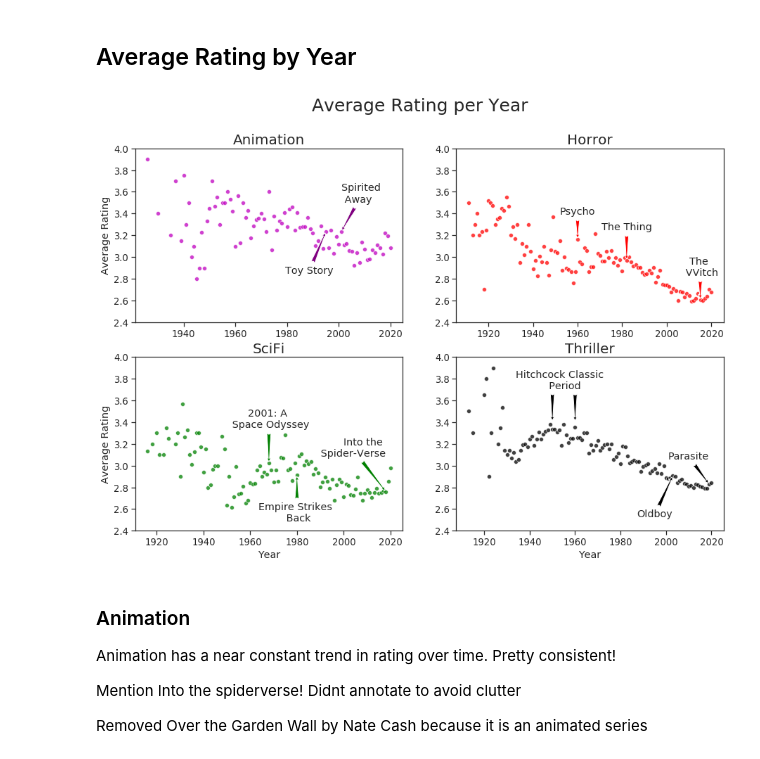
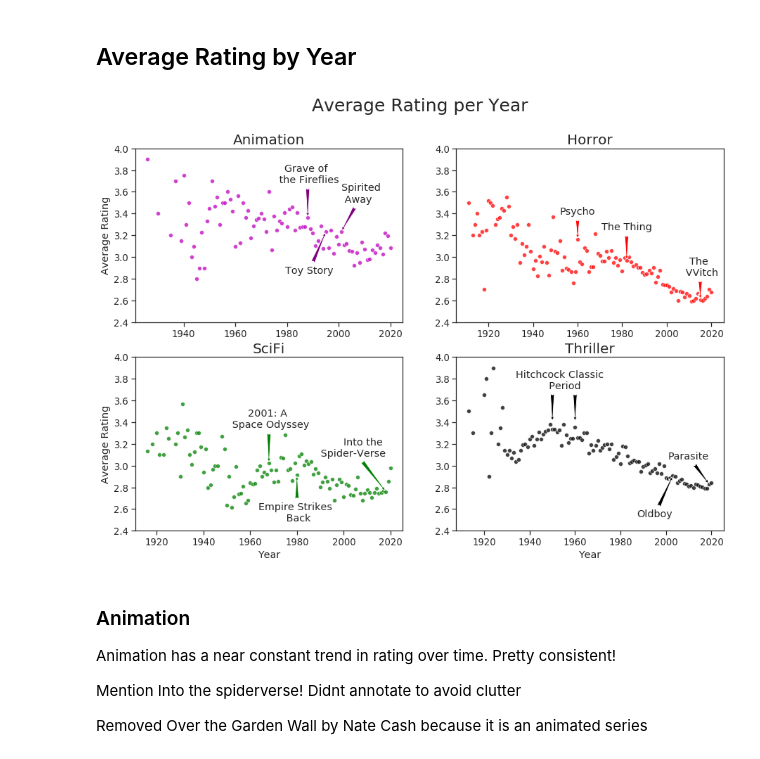
Before and after one commit to andresdha/Letterboxd_Data, a Jupyter notebook: Letterboxd Data Analysis.ipynb, the cells around one changed output. Drawn from its saved outputs; the diff is of its cells as text; code cells hidden in the pictures.

Commit message:
V 0.3 Added Outliers, And a Correlation Plot

```diff
--- a/Letterboxd Data Analysis.ipynb
+++ b/Letterboxd Data Analysis.ipynb
@@ -382,26 +530,12 @@ axes[0,0].annotate('Toy Story',
                    horizontalalignment='right',
                    verticalalignment='bottom')
 
-# axes[0,0].annotate('Chuck Jones at \n Warner Bros ',
-#                    xy=(1951, animation_by_year.loc[1951]['avg_rating'] ),
-#                    xytext=(1951, animation_by_year.loc[1951]['avg_rating'] + 0.4),
-#                    arrowprops=dict(arrowstyle='-', facecolor='purple'),
-#                    horizontalalignment='center',
-#                    verticalalignment='top')
-
-# axes[0,0].annotate('',
-#                    xy=(1938, animation_by_year.loc[1938]['avg_rating'] + 0.07),
-#                    xytext=(1938, animation_by_year.loc[1938]['avg_rating'] + 0.34),
-#                    arrowprops=dict(arrowstyle='fancy', facecolor='purple'),
-#                    horizontalalignment='left',
-#                    verticalalignment='top')
-
-# axes[0,0].annotate('',
-#                    xy=(1964, animation_by_year.loc[1964]['avg_rating'] + 0.05),
-#                    xytext=(1964, animation_by_year.loc[1964]['avg_rating'] + 0.32),
-#                    arrowprops=dict(arrowstyle='fancy', facecolor='purple'),
-#                    horizontalalignment='right',
-#                    verticalalignment='top')
+axes[0,0].annotate('Grave of \n the Fireflies',
+                   xy=(1988, animation_by_year.loc[1988]['avg_rating']),
+                   xytext=(1988, animation_by_year.loc[1988]['avg_rating'] + 0.3),
+                   arrowprops=dict(arrowstyle='fancy', facecolor='purple'),
+                   horizontalalignment='center',
+                   verticalalignment='bottom')
 
 
 
@@ -465,34 +599,34 @@ axes[1,1].annotate('Hitchcock Classic \n  Period',
                    arrowprops=dict(arrowstyle='-', facecolor='black'),
                    horizontalalignment='center',
                    verticalalignment='top')
 
 axes[1,1].annotate('',
                    xy=(1950, thriller_by_year.loc[1950]['avg_rating'] + 0.07),
                    xytext=(1950, thriller_by_year.loc[1950]['avg_rating'] + 0.34),
                    arrowprops=dict(arrowstyle='fancy', facecolor='black'),
                    horizontalalignment='left',
                    verticalalignment='top')
 
 axes[1,1].annotate('',
                    xy=(1960, thriller_by_year.loc[1960]['avg_rating'] + 0.05),
                    xytext=(1960, thriller_by_year.loc[1960]['avg_rating'] + 0.32),
                    arrowprops=dict(arrowstyle='fancy', facecolor='black'),
                    horizontalalignment='right',
                    verticalalignment='top')
 
 axes[1,1].annotate('Oldboy',
                    xy=(2003, thriller_by_year.loc[2003]['avg_rating'] ),
                    xytext=(2003, thriller_by_year.loc[2003]['avg_rating'] - 0.4),
                    arrowprops=dict(arrowstyle='fancy', facecolor='black'),
                    horizontalalignment='right',
                    verticalalignment='bottom')
 
 
 
 plt.savefig('Figures/Avg_Rating_per_Year.png')
 plt.show()
 # %% [output]
-[figure, old version]
+[figure, new version]
 # %% [markdown]
 ### Animation
 
```
Also changed, not shown: parts of 28 cells of this notebook, 2 other files.
